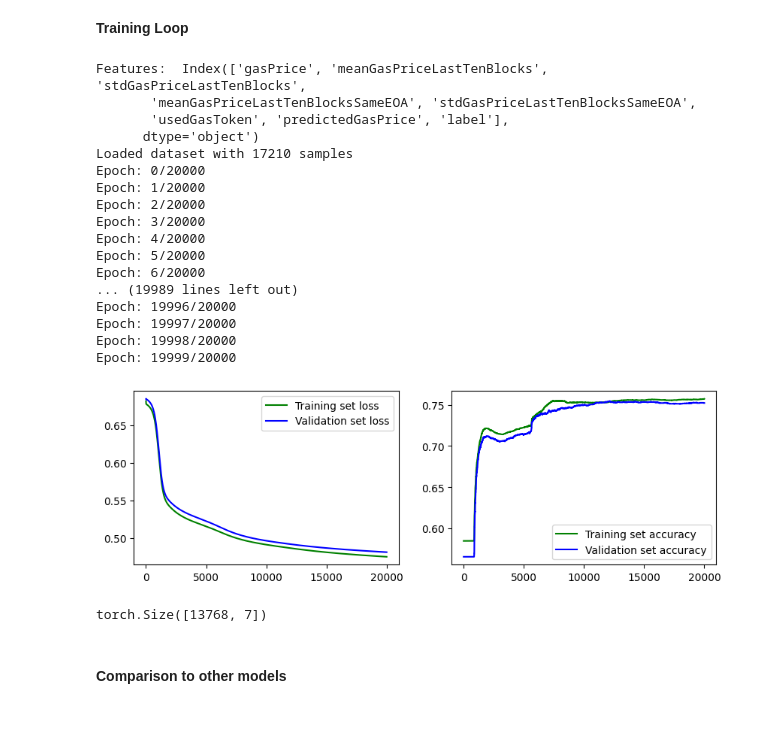
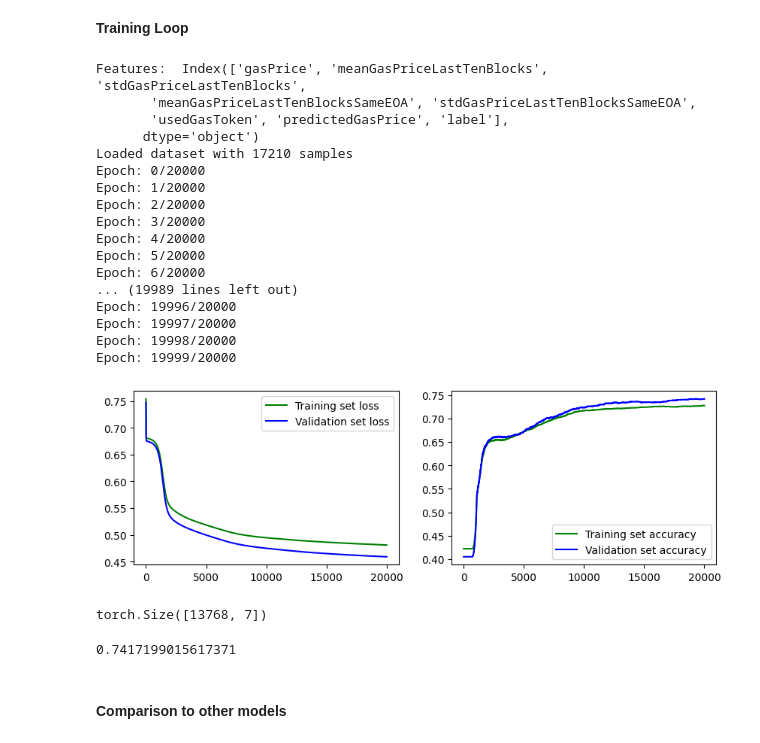
Before and after one commit to hoehlars/frontrunning-attacks, a Jupyter notebook: model/MLP.ipynb, the cells around one changed output. Saved outputs shown, nothing was run; the diff lists cells and outputs as text; code cells hidden in the pictures.

```diff
--- a/model/MLP.ipynb
+++ b/model/MLP.ipynb
@@ -93,6 +93,9 @@ def standardize(X_train, X_val):
   # compute statistics
   mean = X_train.mean(dim=0)
   std = X_train.std(dim=0)
+
+  torch.save(mean, './mlp-mean.pt')
+  torch.save(std, './mlp-std.pt')
 
   # Check if standard deviation is zero
   zero_std_mask = std == 0
@@ -116,20 +119,25 @@ def standardize(X_train, X_val):
 
 Using Sigmoid Activation function!
 # %%
-def Network(input_layer_size, hidden_layer_size, output_layer_size):
-    return torch.nn.Sequential(
-        torch.nn.Linear(input_layer_size, hidden_layer_size),      # Input layer to first hidden layer
-        torch.nn.Sigmoid(),                                        # Sigmoid activation function for the first hidden layer
-        torch.nn.Linear(hidden_layer_size, hidden_layer_size),     # First hidden layer to second hidden layer
-        torch.nn.Sigmoid(),                                        # Sigmoid activation function for the second hidden layer
-        torch.nn.Linear(hidden_layer_size, output_layer_size)      # Second hidden layer to output layer
-    )
+class Network(torch.nn.Module):
+    def __init__(self):
+        super().__init__()
+        self.layers = torch.nn.Sequential(
+            torch.nn.Linear(7, 10),  # Input layer to first hidden layer
+            torch.nn.Sigmoid(),  # Sigmoid activation function for the first hidden layer
+            torch.nn.Linear(10, 10),  # First hidden layer to second hidden layer
+            torch.nn.Sigmoid(),  # Sigmoid activation function for the second hidden layer
+            torch.nn.Linear(10, 1)
+        )
+
+    def forward(self, x):
+        return self.layers(x)
 # %% [markdown]
 **Training Loop**
 # %%
 def accuracy(Z, T):
   # binary classification
-  z_sign = (Z >= 0).int()
+  z_sign = (Z >= 0.5).int()
   return torch.mean((z_sign == T).float())
 # %%
 def train(network, loss, X_train, T_train, X_val, T_val, num_epochs=10000, learning_rate=0.1):
@@ -147,8 +155,6 @@ def train(network, loss, X_train, T_train, X_val, T_val, num_epochs=10000, learn
     optimizer.zero_grad()
     # ... compute network output on training data
     Z = network(X_train)
-    if Z.shape[1] > 1:
-      T_train = torch.flatten(T_train)
 
     # ... compute loss from network output and target data
     J = loss(Z, T_train)
@@ -166,8 +172,6 @@ def train(network, loss, X_train, T_train, X_val, T_val, num_epochs=10000, learn
     with torch.no_grad():
       # ... compute network output on validation data
       Z = network(X_val)
-      if Z.shape[1] > 1:
-        T_val = torch.flatten(T_val)
       # ... compute loss from network output and target data
       J = loss(Z, T_val)
       # ... remember loss
@@ -201,32 +205,32 @@ X_train, T_train, X_val, T_val = split_training_data(X, T, 0.8)
 X_train, X_val = standardize(X_train, X_val)
 
 # Initiate the network
-network = Network(7, 10, 1)
+network = Network()
 # Define loss function
 loss = torch.nn.BCEWithLogitsLoss(reduction="mean")
 
 # Train network on our data
 results = train(network, loss, X_train, T_train, X_val, T_val, num_epochs=20000, learning_rate=0.1)
 train_loss, train_acc, val_loss, val_acc = results
 
 # plot the results
 plot(train_loss, train_acc, val_loss, val_acc)
 # %% [output]
 Features:  Index(['gasPrice', 'meanGasPriceLastTenBlocks', 'stdGasPriceLastTenBlocks',
        'meanGasPriceLastTenBlocksSameEOA', 'stdGasPriceLastTenBlocksSameEOA',
        'usedGasToken', 'predictedGasPrice', 'label'],
       dtype='object')
 Loaded dataset with 17210 samples
 Epoch: 0/20000
 Epoch: 1/20000
 Epoch: 2/20000
 Epoch: 3/20000
 Epoch: 4/20000
 Epoch: 5/20000
 Epoch: 6/20000
 ... (19989 lines left out)
 Epoch: 19996/20000
 Epoch: 19997/20000
 Epoch: 19998/20000
 Epoch: 19999/20000
-[figure, old version]
+[figure, new version]
@@ -234,6 +240,10 @@ Epoch: 19999/20000
 X_train.shape
 # %% [output]
 torch.Size([13768, 7])
+# %%
+print(val_acc[-1])
+# %% [output]
+0.7417199015617371
 # %% [markdown]
 #### Comparison to other models
 # %% [markdown]
```
Also changed, not shown: parts of 2 cells of this notebook, 10 other files.
